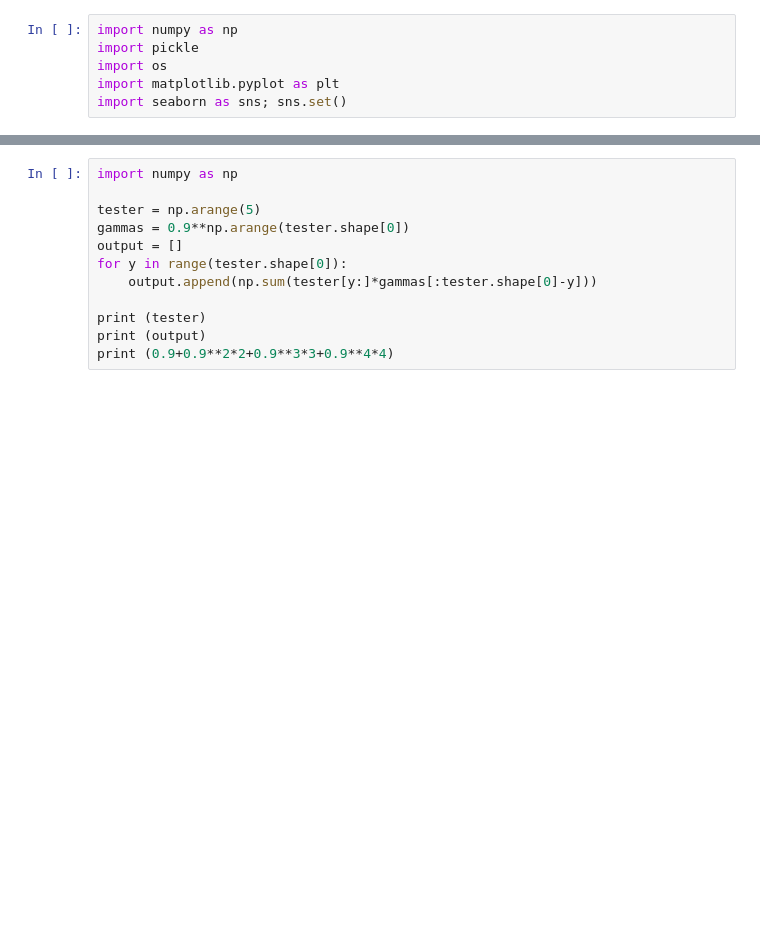
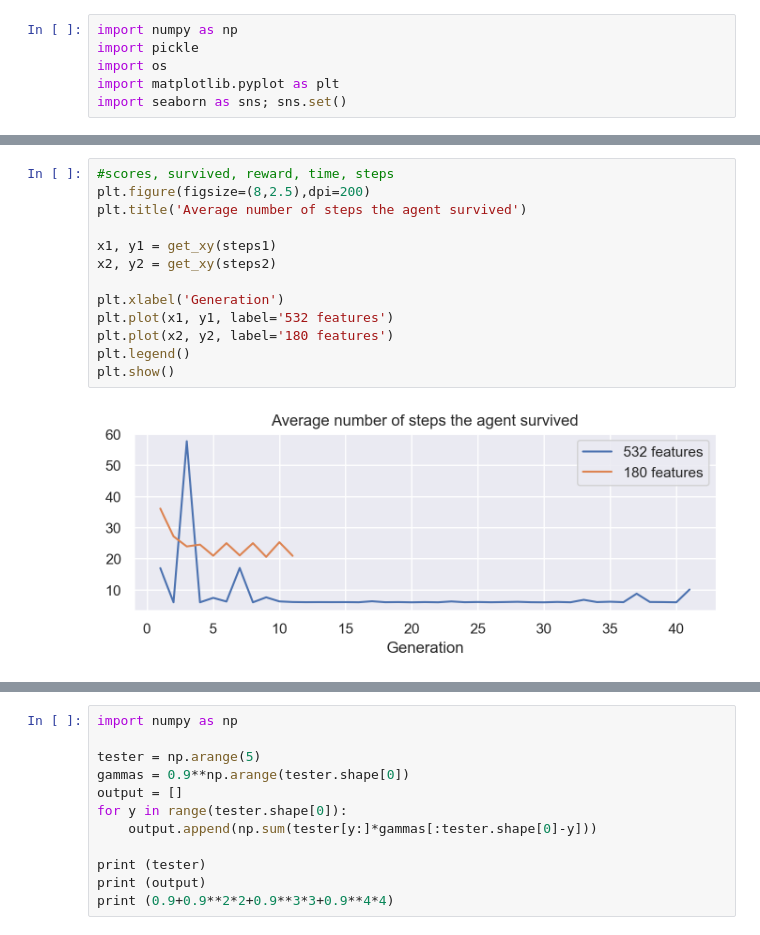
Before and after one commit to nessyht/FOML-Bomberman, a Jupyter notebook: Stat analysis.ipynb, the cells around one changed output, grey strips where cells are left out. Drawn from its saved outputs; the diff is of its cells as text; blank space fills up the shorter version.

```diff
--- a/Stat analysis.ipynb
+++ b/Stat analysis.ipynb
@@ -125,0 +98,15 @@ plt.show()
+# %%
+#scores, survived, reward, time, steps
+plt.figure(figsize=(8,2.5),dpi=200)
+plt.title('Average number of steps the agent survived')
+
+x1, y1 = get_xy(steps1)
+x2, y2 = get_xy(steps2)
+
+plt.xlabel('Generation')
+plt.plot(x1, y1, label='532 features')
+plt.plot(x2, y2, label='180 features')
+plt.legend()
+plt.show()
+# %% [output]
+[figure, added]
```
Also changed, not shown: parts of 15 cells of this notebook, 5 other files.
